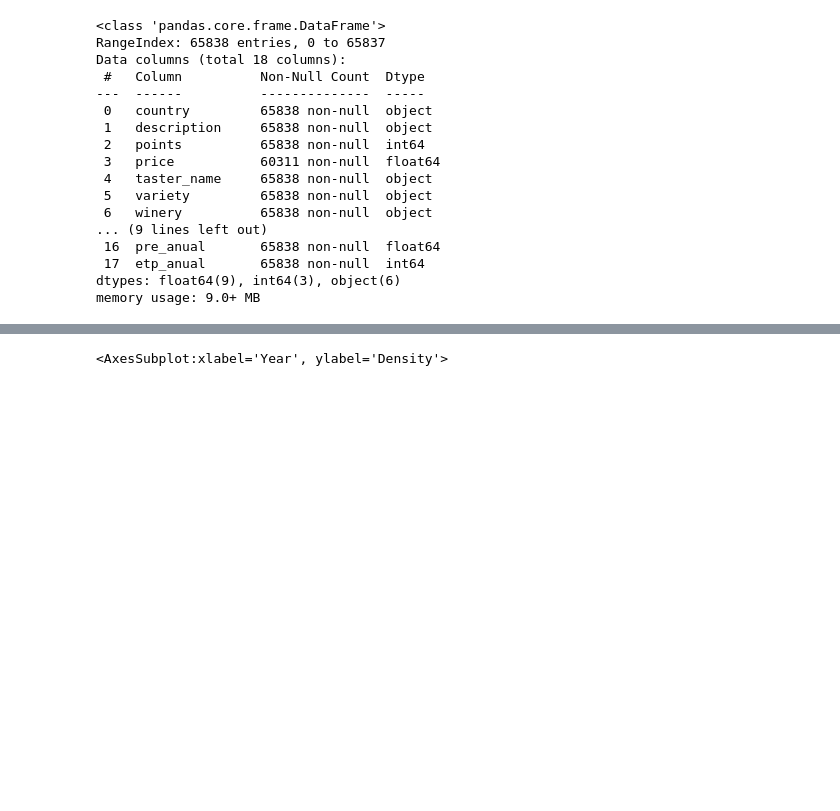
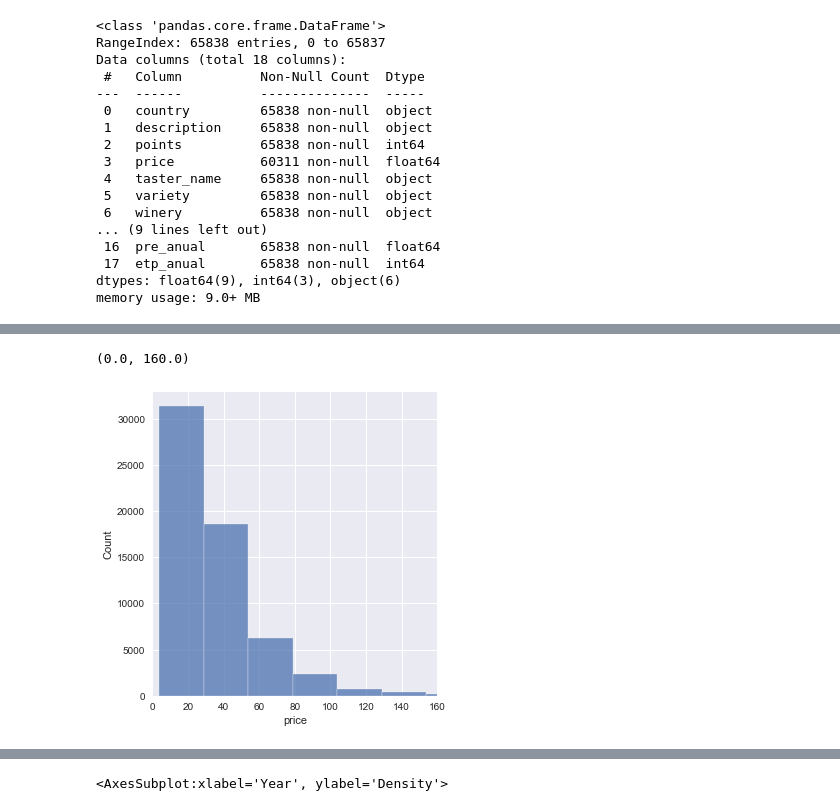
Before and after one commit to crcoronado/Datascience1, a Jupyter notebook: EDA_Winereviews.ipynb, the cells around one changed output, grey strips where cells are left out. Cells and saved outputs as stored; diff of their text form; code cells hidden in the pictures; blank space fills up the shorter version.

```diff
--- a/EDA_Winereviews.ipynb
+++ b/EDA_Winereviews.ipynb
@@ -63,0 +85,8 @@ sns.distplot(eda.points)
+# %%
+plt.style.use('seaborn')
+
+sns.displot(eda.price, bins = 100);
+plt.xlim(0,160)
+# %% [output]
+(0.0, 160.0)
+[figure, added]
```
Also changed, not shown: parts of 21 cells of this notebook, 1 other file.
